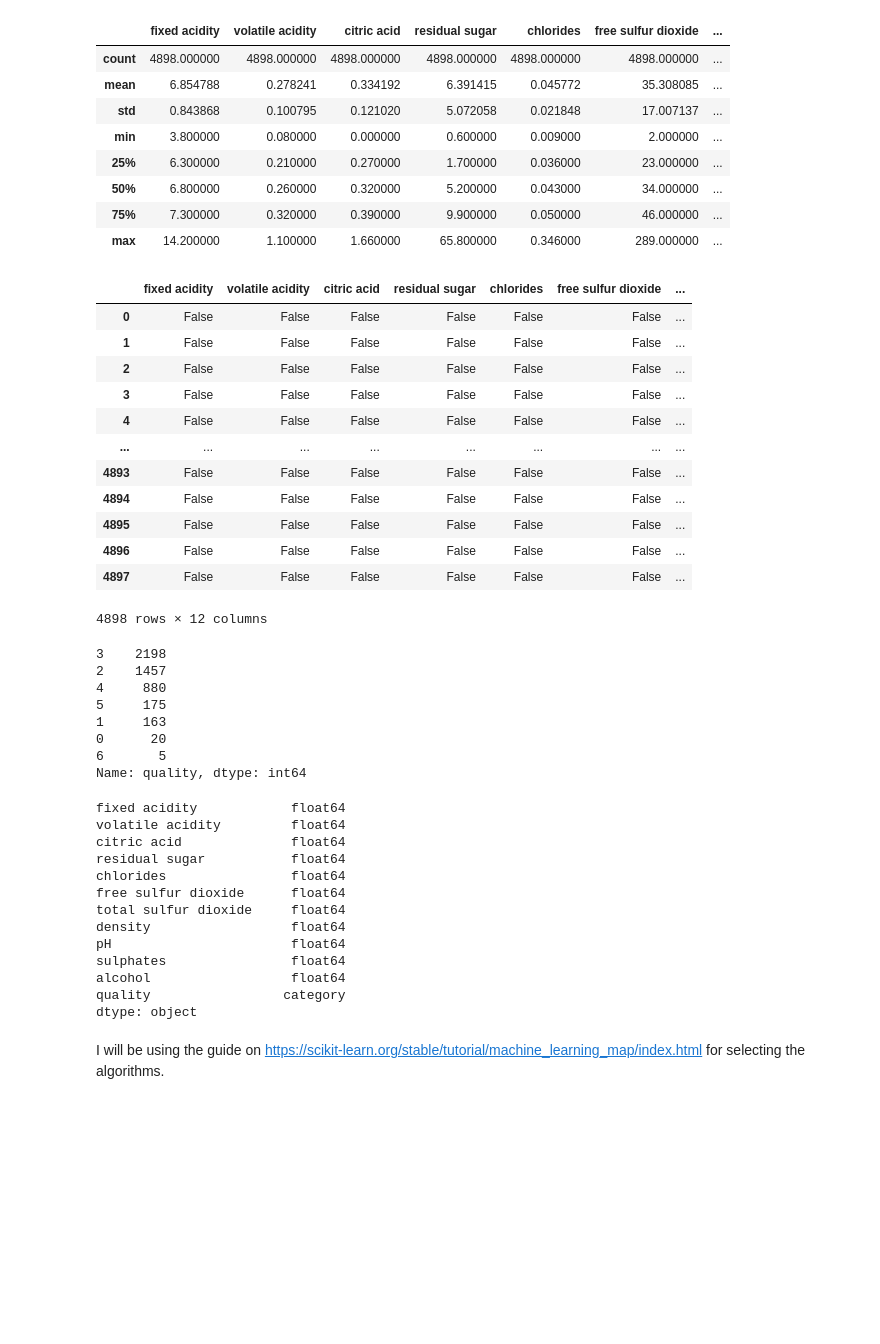
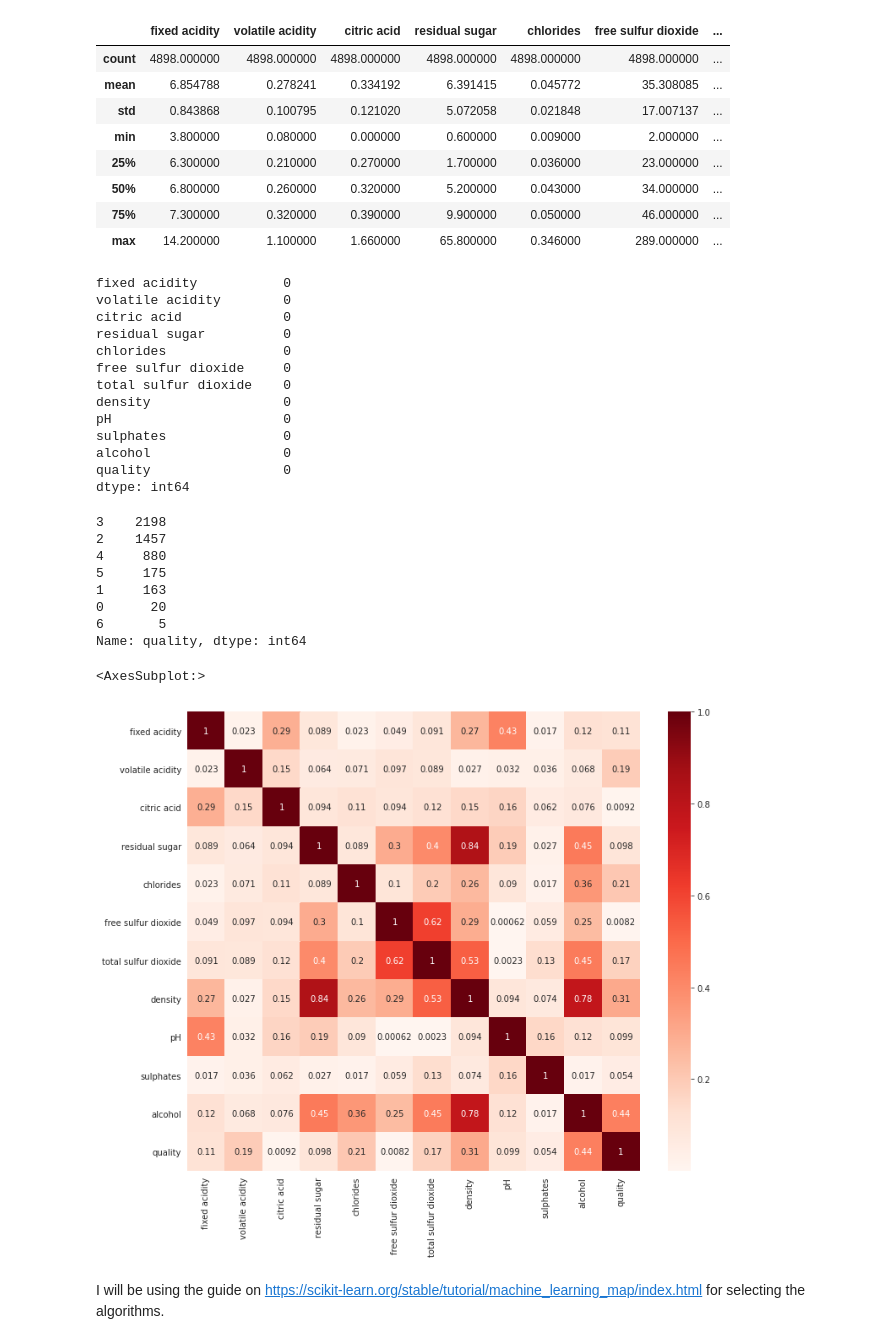
Before and after one commit to AtakanYuksel/white-wine-quality-prediction, a Jupyter notebook: main.ipynb, the cells around one changed output. Drawn from its saved outputs; the diff is of its cells as text; code cells hidden in the pictures; blank space fills up the shorter version.

```diff
--- a/main.ipynb
+++ b/main.ipynb
@@ -11,3 +13,8 @@ from sklearn.metrics import accuracy_score
+# %%
+import matplotlib.pyplot as plt
+import seaborn as sns
+
+sns.set_style(style="darkgrid")
 # %%
 main_df = pd.read_csv("./data/winequality-white.csv", sep=";")
 main_df.head(3)
@@ -29,21 +36,21 @@ main_df.describe() # high level overview of the dataset
 | 75% | 7.300000 | 0.320000 | 0.390000 | 9.900000 | 0.050000 | 46.000000 | ... |
 | max | 14.200000 | 1.100000 | 1.660000 | 65.800000 | 0.346000 | 289.000000 | ... |
 # %%
-main_df.isna() # checking if any column has null values
+main_df.isna().sum() # checking if any column has null values
 # %% [output]
-|  | fixed acidity | volatile acidity | citric acid | residual sugar | chlorides | free sulfur dioxide | ... |
-| 0 | False | False | False | False | False | False | ... |
-| 1 | False | False | False | False | False | False | ... |
-| 2 | False | False | False | False | False | False | ... |
-| 3 | False | False | False | False | False | False | ... |
-| 4 | False | False | False | False | False | False | ... |
-| ... | ... | ... | ... | ... | ... | ... | ... |
-| 4893 | False | False | False | False | False | False | ... |
-| 4894 | False | False | False | False | False | False | ... |
-| 4895 | False | False | False | False | False | False | ... |
-| 4896 | False | False | False | False | False | False | ... |
-| 4897 | False | False | False | False | False | False | ... |
-4898 rows × 12 columns
+fixed acidity           0
+volatile acidity        0
+citric acid             0
+residual sugar          0
+chlorides               0
+free sulfur dioxide     0
+total sulfur dioxide    0
+density                 0
+pH                      0
+sulphates               0
+alcohol                 0
+quality                 0
+dtype: int64
 # %%
 main_df["quality"] -= main_df["quality"].min()
 main_df["quality"].value_counts()
@@ -56,23 +63,12 @@ main_df["quality"].value_counts()
 0      20
 6       5
 Name: quality, dtype: int64
-# %%
-main_df["quality"] = pd.Categorical(main_df.quality)
-main_df.dtypes
-# %% [output]
-fixed acidity            float64
-volatile acidity         float64
-citric acid              float64
-residual sugar           float64
-chlorides                float64
-free sulfur dioxide      float64
-total sulfur dioxide     float64
-density                  float64
-pH                       float64
-sulphates                float64
-alcohol                  float64
-quality                 category
-dtype: object
+# %%
+plt.figure(figsize=(12, 10))
+sns.heatmap(abs(main_df.corr()), annot=True, cmap=plt.cm.Reds)
+# %% [output]
+<AxesSubplot:>
+[figure, added]
 # %%
 from sklearn.model_selection import train_test_split
 
```
Also changed, not shown: parts of 19 cells of this notebook.
